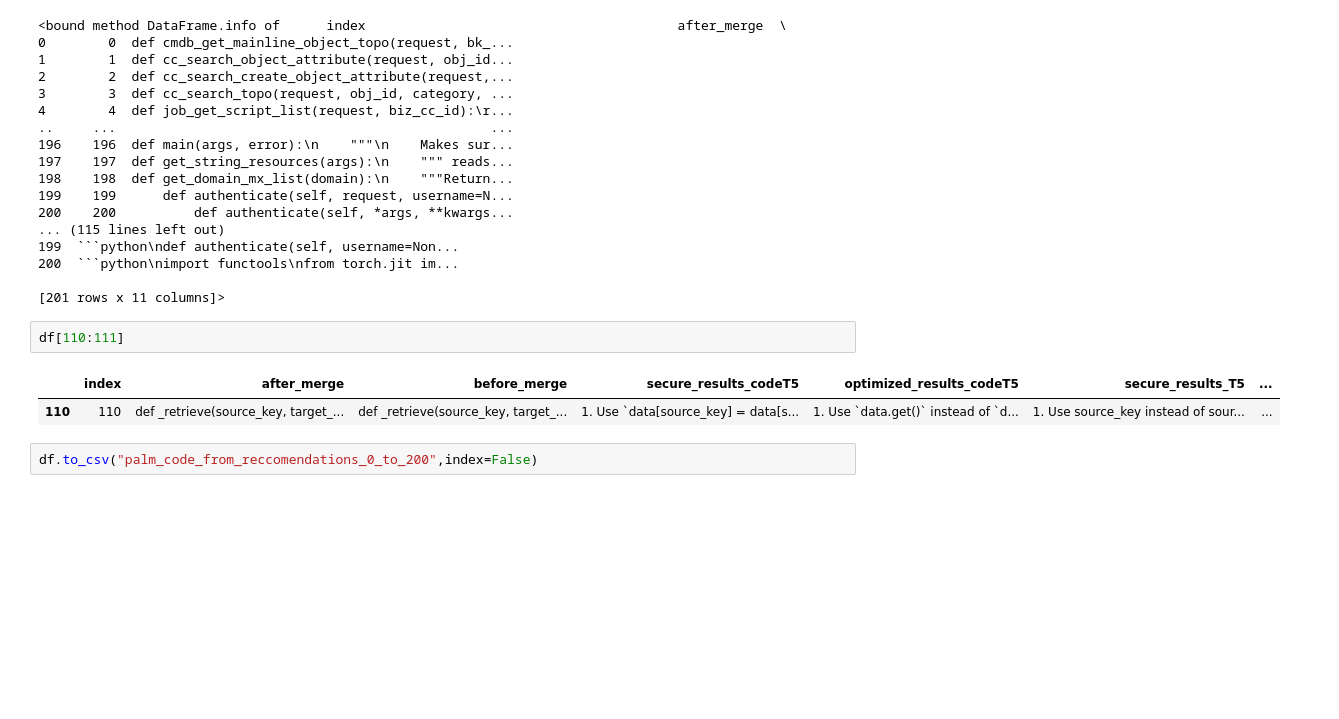
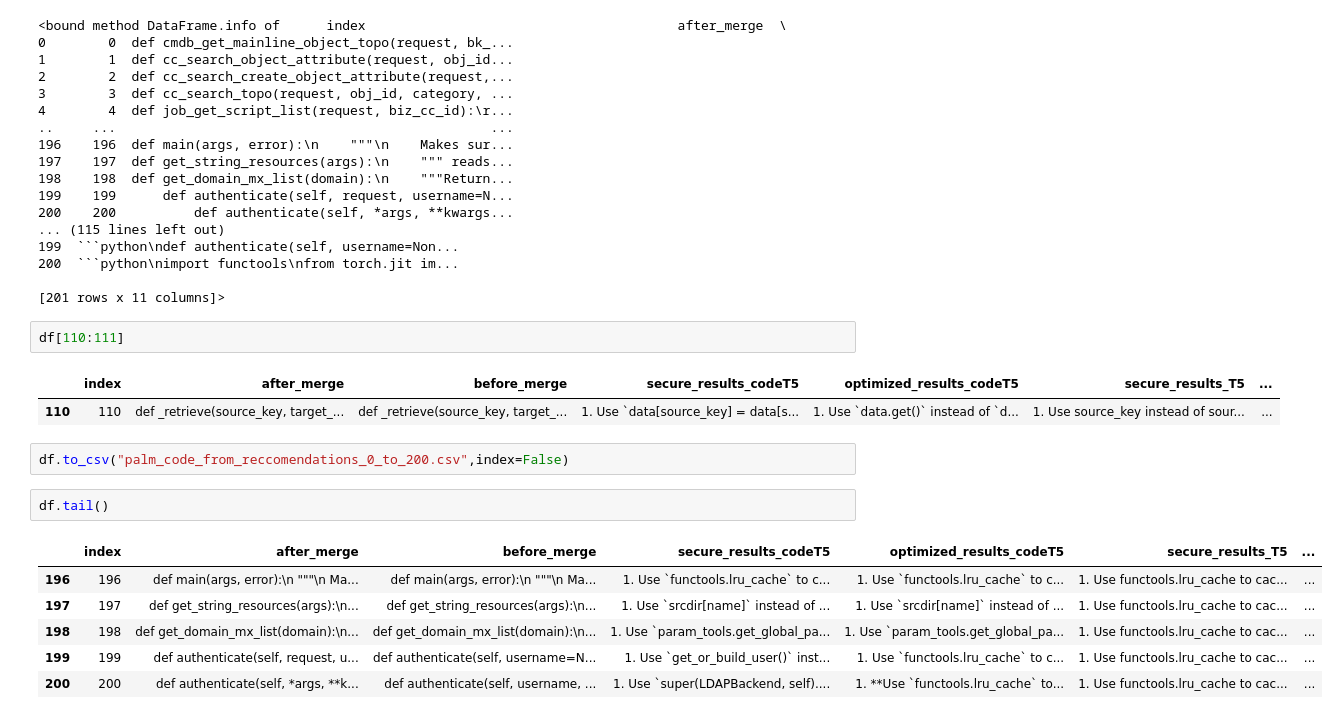
Before and after one commit to NamanGupta1102/FYP_Results, a Jupyter notebook: Evaluating/palm_with_evaluate.ipynb, the cells around one changed output. Cells and saved outputs as stored; diff of their text form; blank space fills up the shorter version.

```diff
--- a/Evaluating/palm_with_evaluate.ipynb
+++ b/Evaluating/palm_with_evaluate.ipynb
@@ -323,4 +323,13 @@ df[110:111]
 |  | index | after_merge | before_merge | secure_results_codeT5 | optimized_results_codeT5 | secure_results_T5 | ... |
 | 110 | 110 | def _retrieve(source_key, target_... | def _retrieve(source_key, target_... | 1. Use `data[source_key] = data[s... | 1. Use `data.get()` instead of `d... | 1. Use source_key instead of sour... | ... |
 # %%
-df.to_csv("palm_code_from_reccomendations_0_to_200",index=False)
+df.to_csv("palm_code_from_reccomendations_0_to_200.csv",index=False)
+# %%
+df.tail()
+# %% [output]
+|  | index | after_merge | before_merge | secure_results_codeT5 | optimized_results_codeT5 | secure_results_T5 | ... |
+| 196 | 196 | def main(args, error):\n """\n Ma... | def main(args, error):\n """\n Ma... | 1. Use `functools.lru_cache` to c... | 1. Use `functools.lru_cache` to c... | 1. Use functools.lru_cache to cac... | ... |
+| 197 | 197 | def get_string_resources(args):\n... | def get_string_resources(args):\n... | 1. Use `srcdir[name]` instead of ... | 1. Use `srcdir[name]` instead of ... | 1. Use functools.lru_cache to cac... | ... |
+| 198 | 198 | def get_domain_mx_list(domain):\n... | def get_domain_mx_list(domain):\n... | 1. Use `param_tools.get_global_pa... | 1. Use `param_tools.get_global_pa... | 1. Use functools.lru_cache to cac... | ... |
+| 199 | 199 | def authenticate(self, request, u... | def authenticate(self, username=N... | 1. Use `get_or_build_user()` inst... | 1. Use `functools.lru_cache` to c... | 1. Use functools.lru_cache to cac... | ... |
+| 200 | 200 | def authenticate(self, *args, **k... | def authenticate(self, username, ... | 1. Use `super(LDAPBackend, self).... | 1. **Use `functools.lru_cache` to... | 1. Use functools.lru_cache to cac... | ... |
```
Also changed, not shown: 1 other file.
